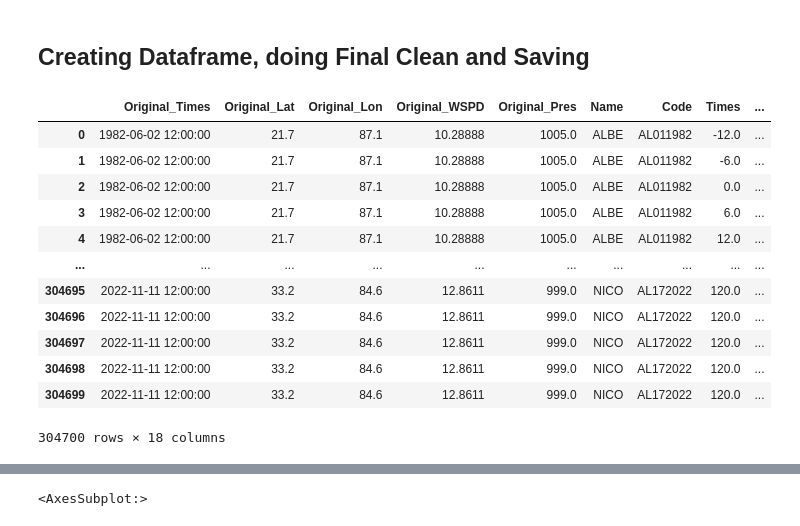
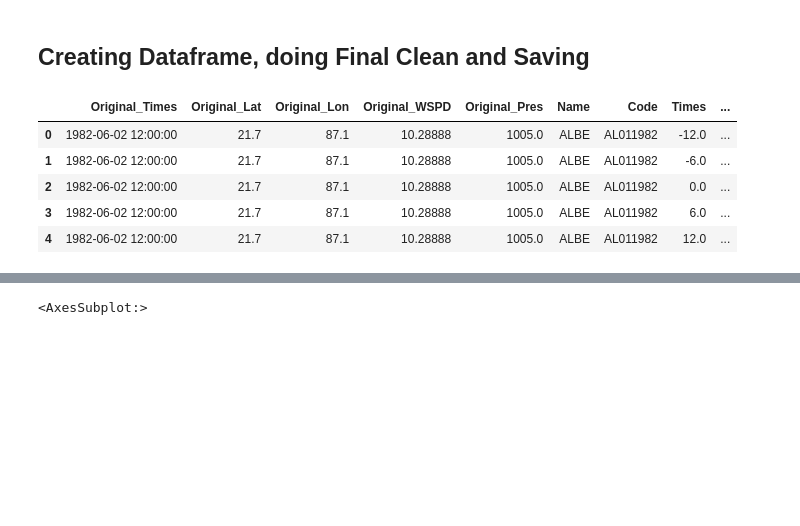
Before and after one commit to UW-MLGEO/MLGEO2024_TC_Tracks_Intensity, a Jupyter notebook: notebooks/clean_SHIPS_data.ipynb, the cells around one changed output, grey strips where cells are left out. Drawn from its saved outputs; the diff is of its cells as text; code cells hidden in the pictures; blank space fills up the shorter version.

```diff
--- a/notebooks/clean_SHIPS_data.ipynb
+++ b/notebooks/clean_SHIPS_data.ipynb
@@ -80,9 +110,9 @@ def get_original_times(start, lines, increment, data, num_predictions):
 # %% [markdown]
 ## Creating Empty Arrays and Setting Dependencies
 # %%
-size = 13850 * 22 #Number of time periods * number of predictions per time period
+# size = 13850 * 22 #Number of time periods * number of predictions per time period
 
-num_predictions = 22 #Number of predictions per time period
+num_predictions = 23 #Number of predictions per time period
 num_time_periods = 13850 #Number of time periods
 size = num_time_periods * num_predictions #Number of time periods * number of predictions per time period
 increment = 139 #Number of lines per time period
@@ -106,7 +136,7 @@ nature = np.full((size, 1), np.nan)
 delta_intensity = np.full((size, 1), np.nan)
 name = np.full((size, 1), 'np.nan')
 code = np.full((size, 1), 'np.nan')
-daily_sst_avg = np.full((size, 1), 'np.nan')
+daily_sst_avg = np.full((size, 1), np.nan)
 mid_level_rh = np.full((size, 1), np.nan)
 vshear = np.full((size, 1), np.nan)
 vert_vel = np.full((size, 1), np.nan)
@@ -123,20 +153,20 @@ original_lat = extract_original_info(0, lines, increment, num_predictions, origi
 original_lon = extract_original_info(0, lines, increment, num_predictions, original_lon, 5).astype(object)
 original_pres = extract_original_info(0, lines, increment, num_predictions, original_pres, 6).astype(object)
 
-##Predicted Data
+# ##Predicted Data
 name = extract_names_and_codes(0, lines,increment, num_predictions, name, 0).astype(object)
 code = extract_names_and_codes(0, lines, increment, num_predictions, code, 7).astype(object)  # Fixed the bug by ensuring the function does not truncate the last 2 characters
 times = extract_data_of_interest(1, lines, times , increment).astype(object)
 vmax = extract_data_of_interest(2, lines, vmax, increment).astype(object)
 mslp = extract_data_of_interest(3, lines, mslp, increment).astype(object)
-nature = extract_data_of_interest(4, lines, nature, increment).astype(object)
-delta_intensity = extract_data_of_interest(5, lines, delta_intensity, increment).astype(object)
+nature = extract_data_of_interest(5, lines, nature, increment).astype(object)
+delta_intensity = extract_data_of_interest(6, lines, delta_intensity, increment).astype(object)
 lat = extract_data_of_interest(8, lines, lat, increment).astype(object)
 lon = extract_data_of_interest(9, lines, lon, increment).astype(object)
 daily_sst_avg = extract_data_of_interest(19, lines, daily_sst_avg, increment).astype(object)
-mid_level_rh = extract_data_of_interest(29, lines, mid_level_rh, increment).astype(object)
-vshear = extract_data_of_interest(64, lines, vshear, increment).astype(object)
-vert_vel = extract_data_of_interest(67, lines, vert_vel, increment).astype(object)
+mid_level_rh = extract_data_of_interest(29, lines, mid_level_rh, increment).astype(object) #Cheeck
+vshear = extract_data_of_interest(64, lines, vshear, increment).astype(object) #Check
+vert_vel = extract_data_of_interest(67, lines, vert_vel, increment).astype(object) #Check
 # %% [markdown]
 ## Cleaning Up Data
 # %%
@@ -216,17 +254,10 @@ df[df==9999] = np.nan
 df.to_csv(Cleaned_Data_Path + 'cleaned_SHIPS_data.csv', index=True)
 # %%
-df
+df.head()
 # %% [output]
 |  | Original_Times | Original_Lat | Original_Lon | Original_WSPD | Original_Pres | Name | Code | Times | ... |
 | 0 | 1982-06-02 12:00:00 | 21.7 | 87.1 | 10.28888 | 1005.0 | ALBE | AL011982 | -12.0 | ... |
 | 1 | 1982-06-02 12:00:00 | 21.7 | 87.1 | 10.28888 | 1005.0 | ALBE | AL011982 | -6.0 | ... |
 | 2 | 1982-06-02 12:00:00 | 21.7 | 87.1 | 10.28888 | 1005.0 | ALBE | AL011982 | 0.0 | ... |
 | 3 | 1982-06-02 12:00:00 | 21.7 | 87.1 | 10.28888 | 1005.0 | ALBE | AL011982 | 6.0 | ... |
 | 4 | 1982-06-02 12:00:00 | 21.7 | 87.1 | 10.28888 | 1005.0 | ALBE | AL011982 | 12.0 | ... |
-| ... | ... | ... | ... | ... | ... | ... | ... | ... | ... |
-| 304695 | 2022-11-11 12:00:00 | 33.2 | 84.6 | 12.8611 | 999.0 | NICO | AL172022 | 120.0 | ... |
-| 304696 | 2022-11-11 12:00:00 | 33.2 | 84.6 | 12.8611 | 999.0 | NICO | AL172022 | 120.0 | ... |
-| 304697 | 2022-11-11 12:00:00 | 33.2 | 84.6 | 12.8611 | 999.0 | NICO | AL172022 | 120.0 | ... |
-| 304698 | 2022-11-11 12:00:00 | 33.2 | 84.6 | 12.8611 | 999.0 | NICO | AL172022 | 120.0 | ... |
-| 304699 | 2022-11-11 12:00:00 | 33.2 | 84.6 | 12.8611 | 999.0 | NICO | AL172022 | 120.0 | ... |
-304700 rows × 18 columns
```
Also changed, not shown: parts of 4 cells of this notebook, 1 other file.
